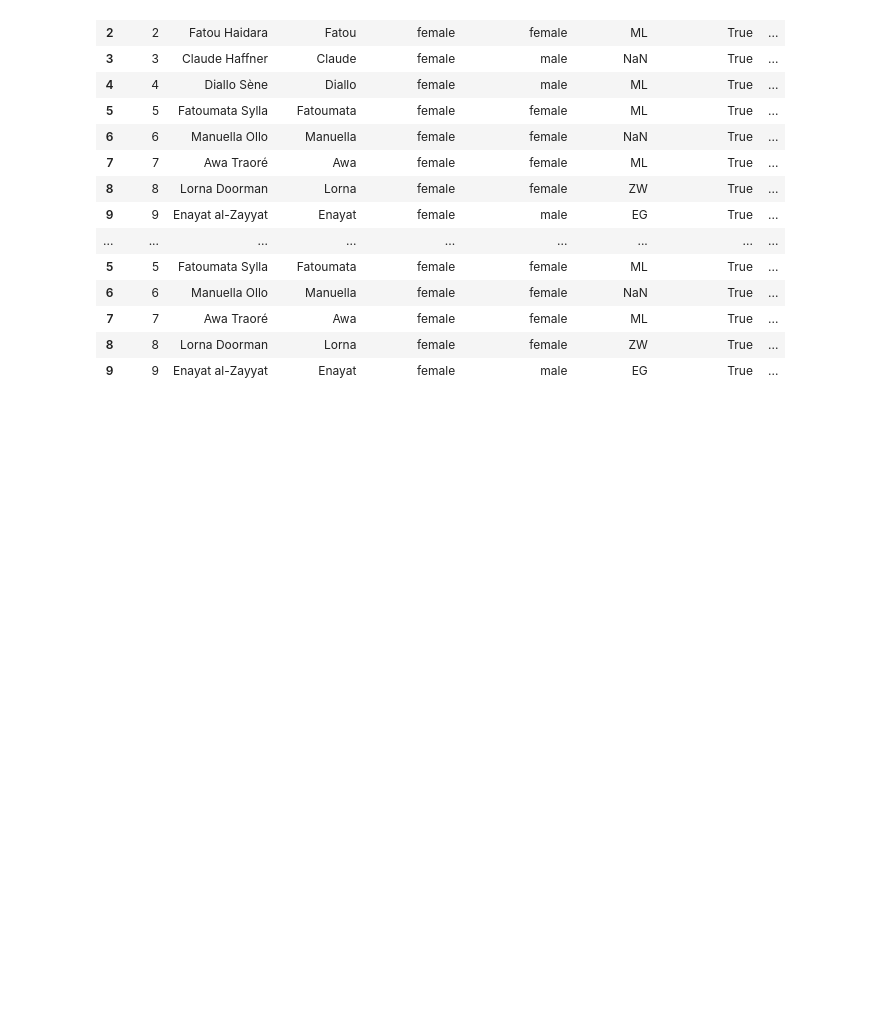
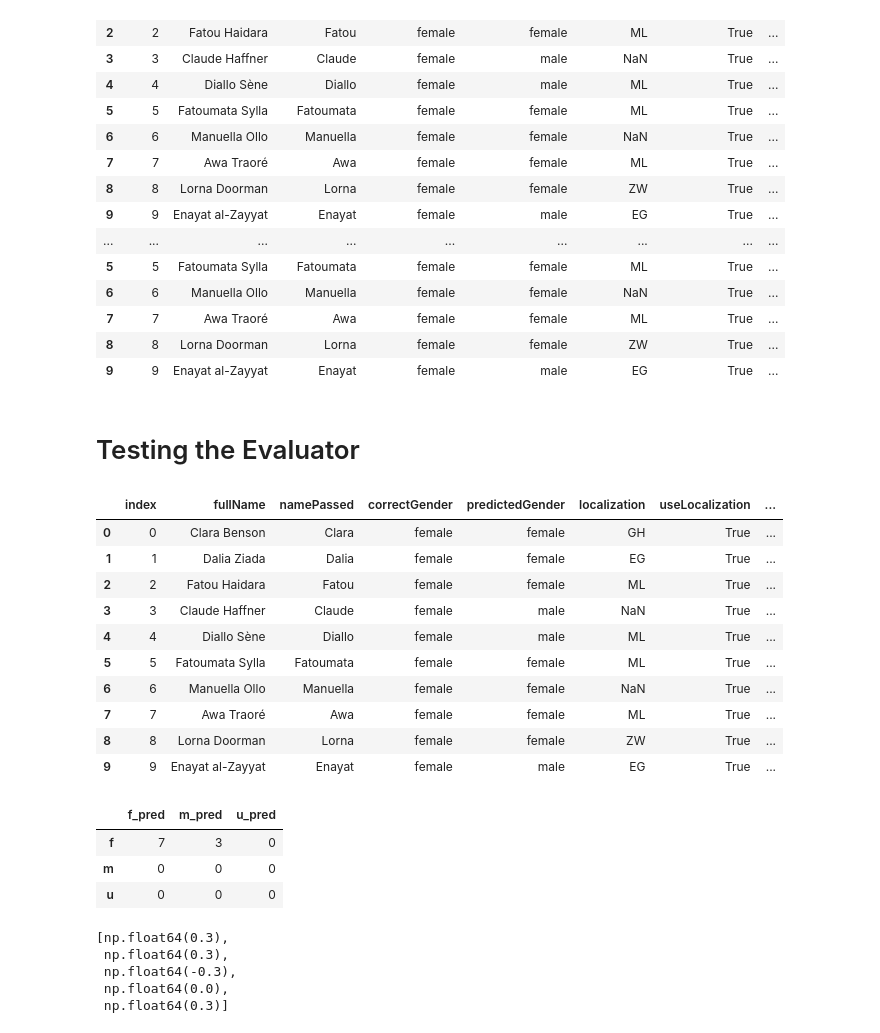
Before and after one commit to Briefgarde/name2genderresearch, a Jupyter notebook: notebooks/helpers/serviveHandlerTesting.ipynb, the cells around one changed output. Drawn from its saved outputs; the diff is of its cells as text; code cells hidden in the pictures; blank space fills up the shorter version.

Commit message:
All base metrics implemented in the evaluator

```diff
--- a/notebooks/helpers/serviveHandlerTesting.ipynb
+++ b/notebooks/helpers/serviveHandlerTesting.ipynb
@@ -131,3 +113,5 @@ testConcat
 | 7 | 7 | Awa Traoré | Awa | female | female | ML | True | ... |
 | 8 | 8 | Lorna Doorman | Lorna | female | female | ZW | True | ... |
 | 9 | 9 | Enayat al-Zayyat | Enayat | female | male | EG | True | ... |
+# %% [markdown]
+# Testing the Evaluator
@@ -133,0 +120,14 @@ testConcat
+# %%
+testConcat[testConcat['serviceUsed']=='genderize.IO']
+# %% [output]
+|  | index | fullName | namePassed | correctGender | predictedGender | localization | useLocalization | ... |
+| 0 | 0 | Clara Benson | Clara | female | female | GH | True | ... |
+| 1 | 1 | Dalia Ziada | Dalia | female | female | EG | True | ... |
+| 2 | 2 | Fatou Haidara | Fatou | female | female | ML | True | ... |
+| 3 | 3 | Claude Haffner | Claude | female | male | NaN | True | ... |
+| 4 | 4 | Diallo Sène | Diallo | female | male | ML | True | ... |
+| 5 | 5 | Fatoumata Sylla | Fatoumata | female | female | ML | True | ... |
+| 6 | 6 | Manuella Ollo | Manuella | female | female | NaN | True | ... |
+| 7 | 7 | Awa Traoré | Awa | female | female | ML | True | ... |
+| 8 | 8 | Lorna Doorman | Lorna | female | female | ZW | True | ... |
+| 9 | 9 | Enayat al-Zayyat | Enayat | female | male | EG | True | ... |
@@ -133,0 +136,15 @@ testConcat
+# %%
+conf_matrix
+# %% [output]
+|  | f_pred | m_pred | u_pred |
+| f | 7 | 3 | 0 |
+| m | 0 | 0 | 0 |
+| u | 0 | 0 | 0 |
+# %%
+eva.compute_all_errors(conf_matrix)
+# %% [output]
+[np.float64(0.3),
+ np.float64(0.3),
+ np.float64(-0.3),
+ np.float64(0.0),
+ np.float64(0.3)]
```
Also changed, not shown: parts of 7 cells of this notebook, 1 other file.
